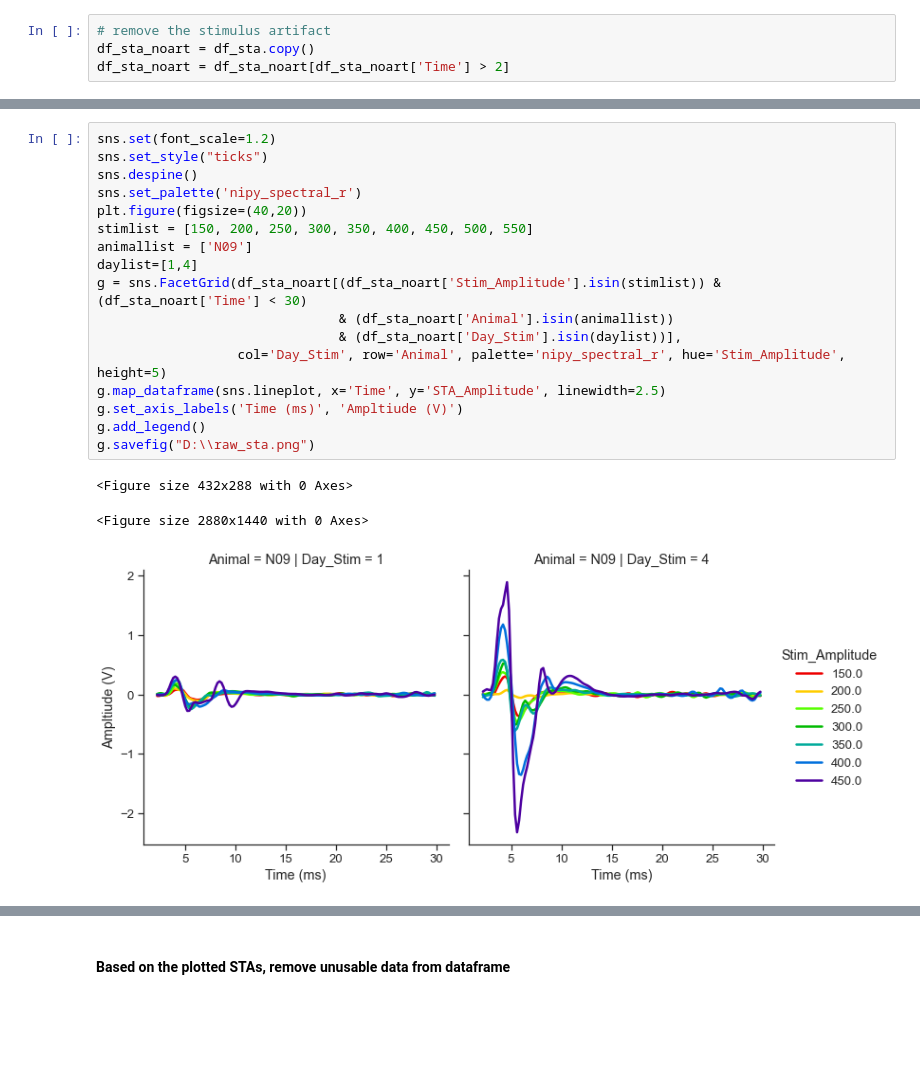
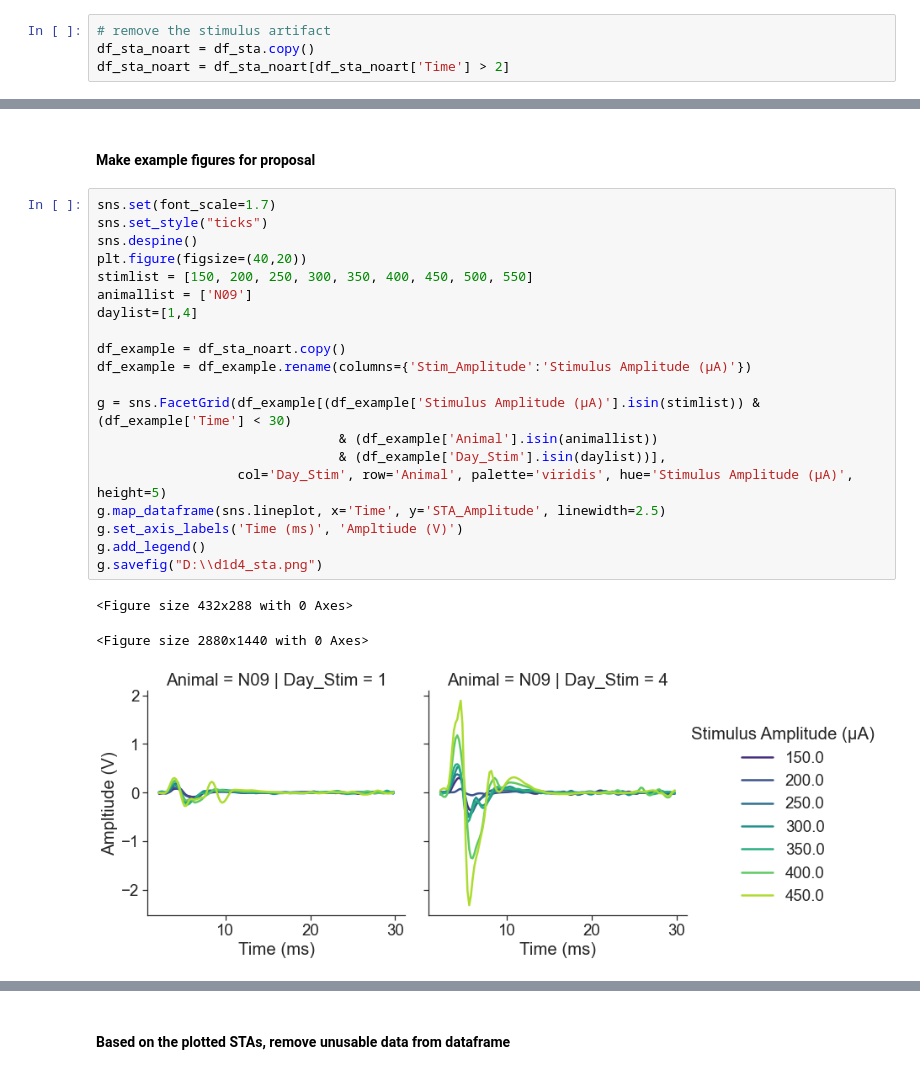
Before and after one commit to IanGMalone/Evoked_Potential_Analysis, a Jupyter notebook: Motor Evoked Potential Analyses.ipynb, the cells around one changed output, grey strips where cells are left out. Saved outputs shown, nothing was run; the diff lists cells and outputs as text; blank space fills up the shorter version.

Commit message:
Proposal updates

```diff
--- a/Motor Evoked Potential Analyses.ipynb
+++ b/Motor Evoked Potential Analyses.ipynb
@@ -126,22 +135,27 @@ df_sta_noart = df_sta_noart[df_sta_noart['Time'] > 2]
+# %% [markdown]
+#### Make example figures for proposal
 # %%
-sns.set(font_scale=1.2)
+sns.set(font_scale=1.7)
 sns.set_style("ticks")
 sns.despine()
-sns.set_palette('nipy_spectral_r')
 plt.figure(figsize=(40,20))
 stimlist = [150, 200, 250, 300, 350, 400, 450, 500, 550]
 animallist = ['N09']
 daylist=[1,4]
-g = sns.FacetGrid(df_sta_noart[(df_sta_noart['Stim_Amplitude'].isin(stimlist)) & (df_sta_noart['Time'] < 30)
-                               & (df_sta_noart['Animal'].isin(animallist))
-                               & (df_sta_noart['Day_Stim'].isin(daylist))],
-                  col='Day_Stim', row='Animal', palette='nipy_spectral_r', hue='Stim_Amplitude', height=5)
+
+df_example = df_sta_noart.copy()
+df_example = df_example.rename(columns={'Stim_Amplitude':'Stimulus Amplitude (μA)'})
+
+g = sns.FacetGrid(df_example[(df_example['Stimulus Amplitude (μA)'].isin(stimlist)) & (df_example['Time'] < 30)
+                               & (df_example['Animal'].isin(animallist))
+                               & (df_example['Day_Stim'].isin(daylist))],
+                  col='Day_Stim', row='Animal', palette='viridis', hue='Stimulus Amplitude (μA)', height=5)
 g.map_dataframe(sns.lineplot, x='Time', y='STA_Amplitude', linewidth=2.5)
 g.set_axis_labels('Time (ms)', 'Ampltiude (V)')
 g.add_legend()
-g.savefig("D:\\raw_sta.png")
+g.savefig("D:\\d1d4_sta.png")
 # %% [output]
 <Figure size 432x288 with 0 Axes>
 <Figure size 2880x1440 with 0 Axes>
-[figure, old version]
+[figure, new version]
 # %%
```
Also changed, not shown: parts of 34 cells of this notebook.
